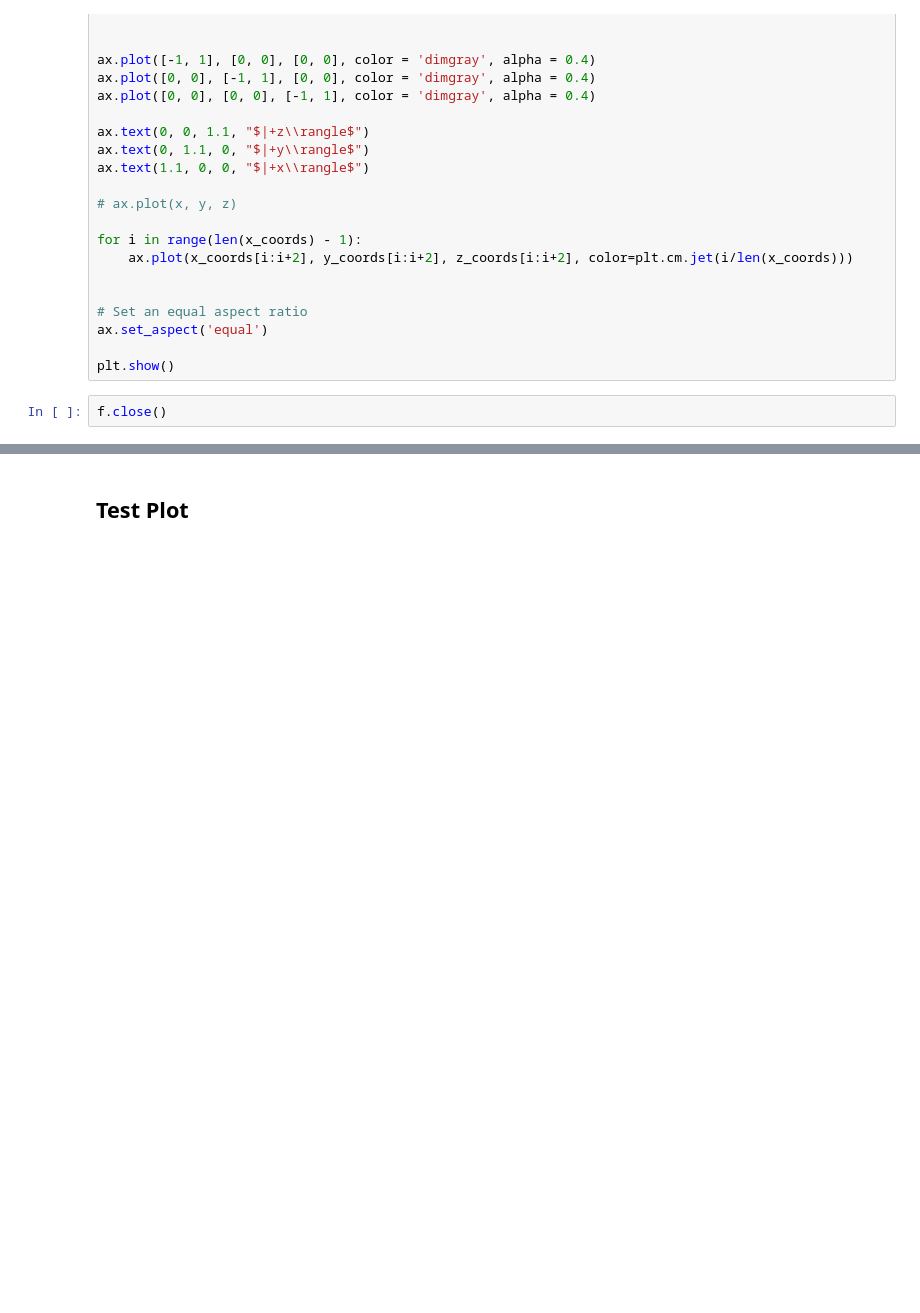
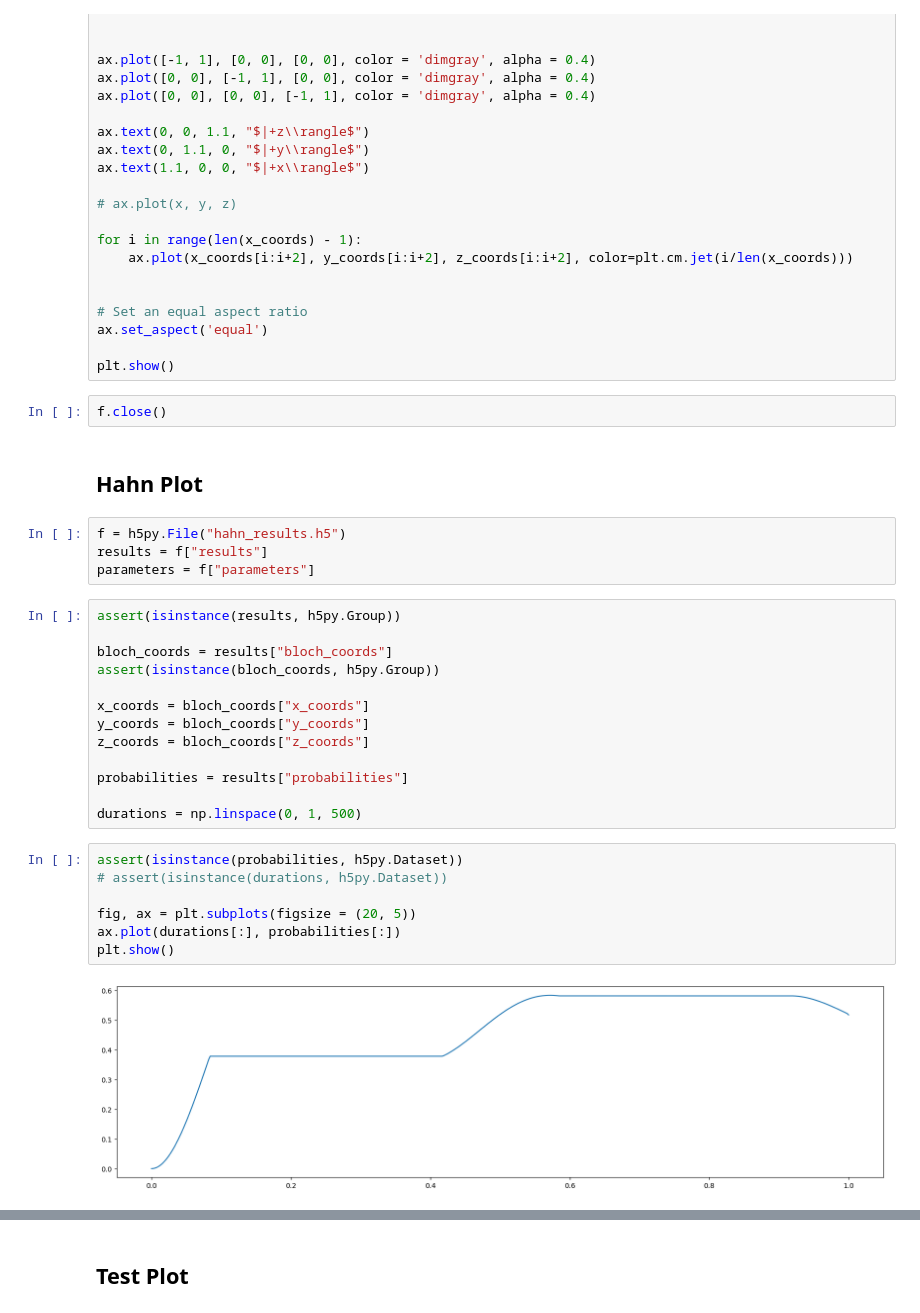
Before and after one commit to Slippery-Chickenz/qipQubitSimTools, a Jupyter notebook: examples/example.ipynb, the cells around one changed output, grey strips where cells are left out. Saved outputs shown, nothing was run; the diff lists cells and outputs as text; blank space fills up the shorter version.

```diff
--- a/examples/example.ipynb
+++ b/examples/example.ipynb
@@ -256,3 +256,31 @@ ax.set_aspect('equal')
 plt.show()
 # %%
 f.close()
+# %% [markdown]
+## Hahn Plot
+# %%
+f = h5py.File("hahn_results.h5")
+results = f["results"]
+parameters = f["parameters"]
+# %%
+assert(isinstance(results, h5py.Group))
+
+bloch_coords = results["bloch_coords"]
+assert(isinstance(bloch_coords, h5py.Group))
+
+x_coords = bloch_coords["x_coords"]
+y_coords = bloch_coords["y_coords"]
+z_coords = bloch_coords["z_coords"]
+
+probabilities = results["probabilities"]
+
+durations = np.linspace(0, 1, 500)
+# %%
+assert(isinstance(probabilities, h5py.Dataset))
+# assert(isinstance(durations, h5py.Dataset))
+
+fig, ax = plt.subplots(figsize = (20, 5))
+ax.plot(durations[:], probabilities[:])
+plt.show()
+# %% [output]
+[figure, added]
```
Also changed, not shown: parts of 2 cells of this notebook, 6 other files.
